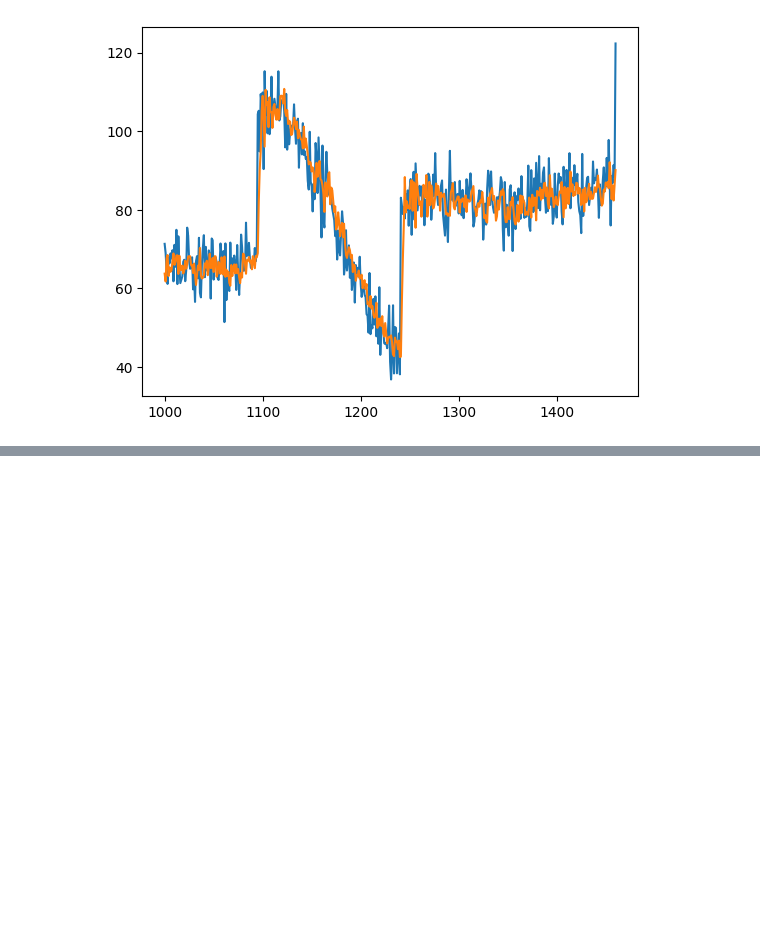
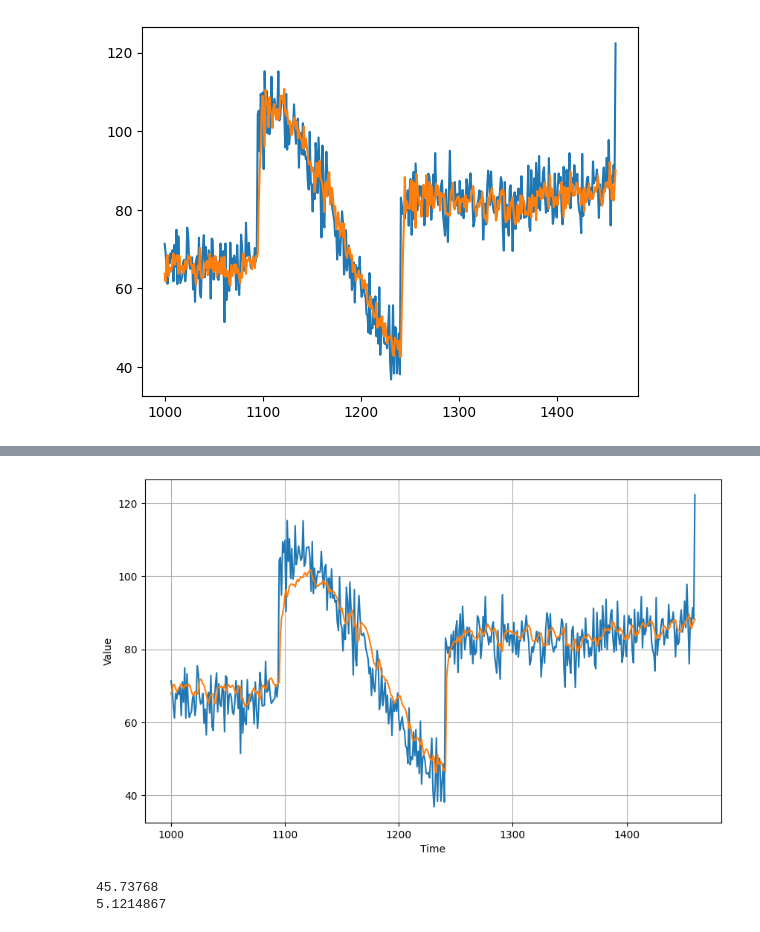
Before and after one commit to sundar-nallalagappan/Coursera_Timeseries, a Jupyter notebook: Time_series_practice.ipynb, the cells around one changed output, grey strips where cells are left out. Drawn from its saved outputs; the diff is of its cells as text; code cells hidden in the pictures; blank space fills up the shorter version.

```diff
--- a/Time_series_practice.ipynb
+++ b/Time_series_practice.ipynb
@@ -353,0 +356,10 @@ plt.show()
+# %%
+model = keras.models.Sequential([
+    keras.layers.Conv1D(64, kernel_size=3, strides=1, padding="causal", activation="relu", input_shape=[window_size,1]),
+    keras.layers.LSTM(64, return_sequences=True),
+    keras.layers.LSTM(64),
+    keras.layers.Dense(1),
+    keras.layers.Lambda(lambda x: x*400.0)
+])
+
+model.summary()
@@ -353,0 +386,12 @@ plt.show()
+# %%
+# Set the learning rate
+learning_rate = 1e-7
+
+# Set the optimizer
+optimizer = tf.keras.optimizers.SGD(learning_rate=learning_rate, momentum=0.9)
+
+model.compile(loss="mse",
+              optimizer=optimizer,
+              metrics=["mae"])
+# %%
+history = model.fit(ds,epochs=500)
@@ -353,0 +416,7 @@ plt.show()
+# %%
+forecast = series[SPLIT_TIME - window_size:]
+y_hat = []
+
+for time in range(len(forecast) - window_size):
+  #print(time)
+  y_hat.append(model.predict(forecast[time: time + window_size][np.newaxis]))
@@ -353,0 +441,14 @@ plt.show()
+# %%
+results=np.array(y_hat).squeeze()
+results.shape
+# Plot the results
+plot_series(time_valid, (value_valid, results))
+# %% [output]
+[figure, added]
+# %%
+## Compute the MAE and MSE
+print(tf.keras.metrics.mean_squared_error(value_valid, results).numpy())
+print(tf.keras.metrics.mean_absolute_error(value_valid, results).numpy())
+# %% [output]
+45.73768
+5.1214867
```
Also changed, not shown: parts of 5 cells of this notebook.
